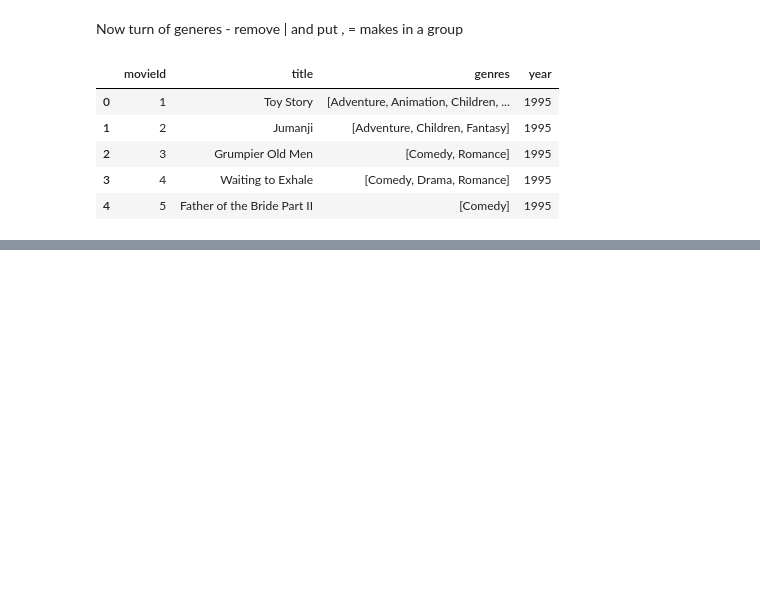
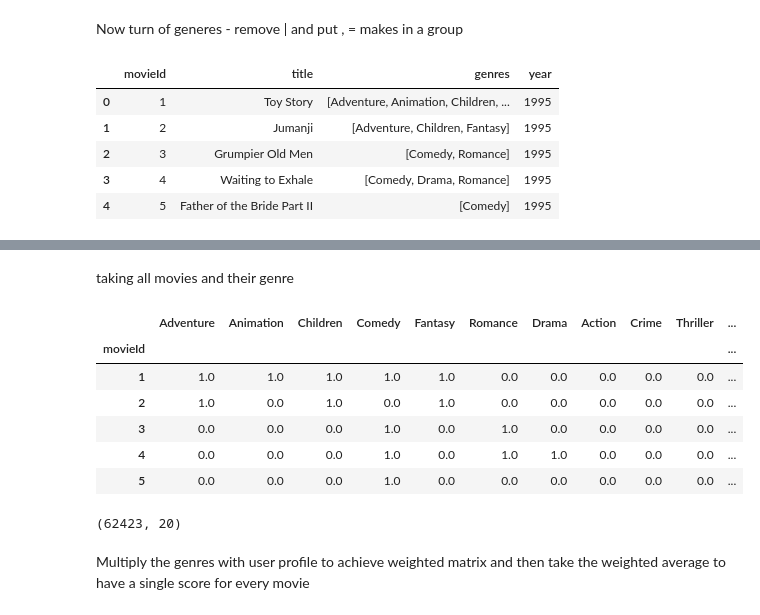
Before and after one commit to Rajputprashantsingh/EDA_Projects-, a Jupyter notebook: Movie_Recommendation/movie_recomm.ipynb, the cells around one changed output, grey strips where cells are left out. Saved outputs shown, nothing was run; the diff lists cells and outputs as text; code cells hidden in the pictures; blank space fills up the shorter version.

```diff
--- a/Movie_Recommendation/movie_recomm.ipynb
+++ b/Movie_Recommendation/movie_recomm.ipynb
@@ -60,0 +213,22 @@ movies.head()
+# %% [markdown]
+taking all movies and their genre
+# %%
+#creating genretable and choosing every movie in movies with genres dataframe but setting new index to them as their movieid
+genreTable = moviesWithGenres.set_index(moviesWithGenres['movieId'])
+#deleting the extra columns to save memory using drop function
+genreTable = genreTable.drop('movieId', axis=1).drop('title', axis=1).drop('genres', axis=1).drop('year', axis=1)
+genreTable.head()
+# %% [output]
+|  | Adventure | Animation | Children | Comedy | Fantasy | Romance | Drama | Action | Crime | Thriller | ... |
+| movieId |  |  |  |  |  |  |  |  |  |  | ... |
+| 1 | 1.0 | 1.0 | 1.0 | 1.0 | 1.0 | 0.0 | 0.0 | 0.0 | 0.0 | 0.0 | ... |
+| 2 | 1.0 | 0.0 | 1.0 | 0.0 | 1.0 | 0.0 | 0.0 | 0.0 | 0.0 | 0.0 | ... |
+| 3 | 0.0 | 0.0 | 0.0 | 1.0 | 0.0 | 1.0 | 0.0 | 0.0 | 0.0 | 0.0 | ... |
+| 4 | 0.0 | 0.0 | 0.0 | 1.0 | 0.0 | 1.0 | 1.0 | 0.0 | 0.0 | 0.0 | ... |
+| 5 | 0.0 | 0.0 | 0.0 | 1.0 | 0.0 | 0.0 | 0.0 | 0.0 | 0.0 | 0.0 | ... |
+# %%
+genreTable.shape
+# %% [output]
+(62423, 20)
+# %% [markdown]
+Multiply the genres with user profile to achieve weighted matrix and then take the weighted average to have a single score for every movie
```
Also changed, not shown: parts of 30 cells of this notebook.
